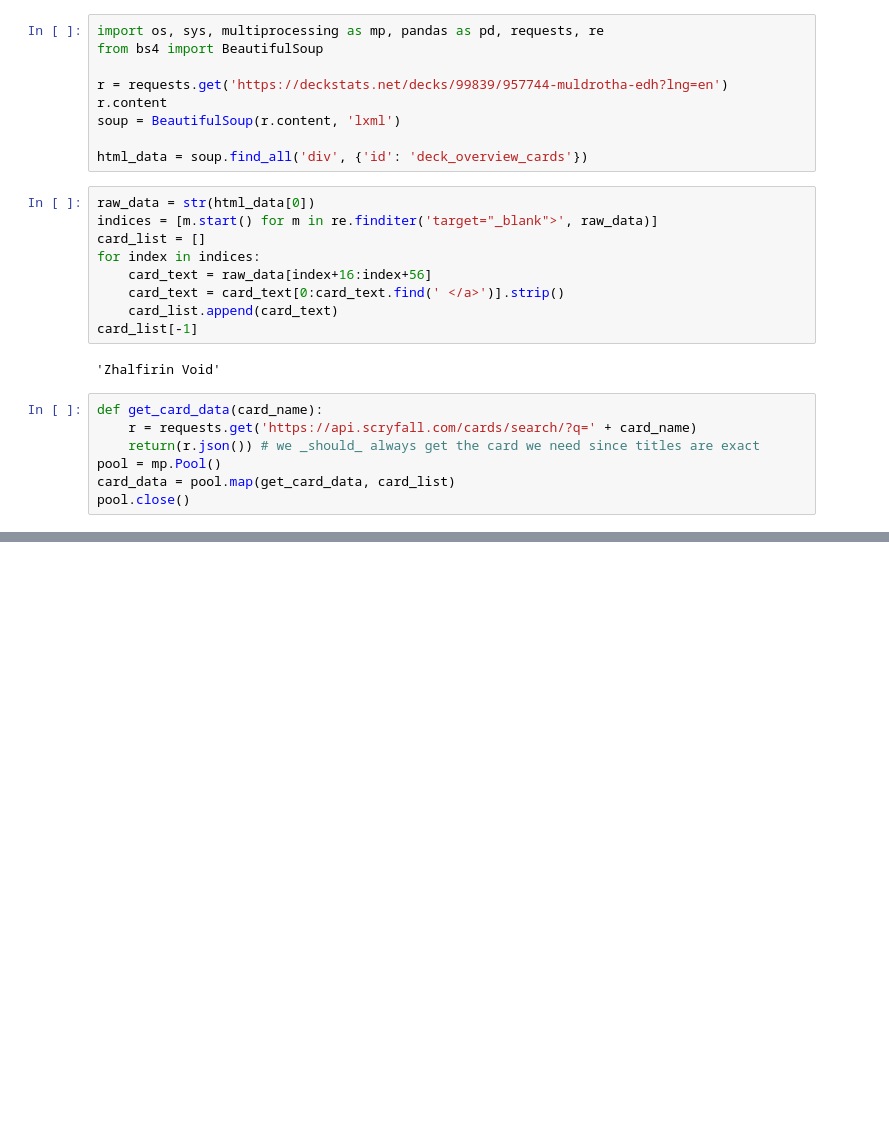
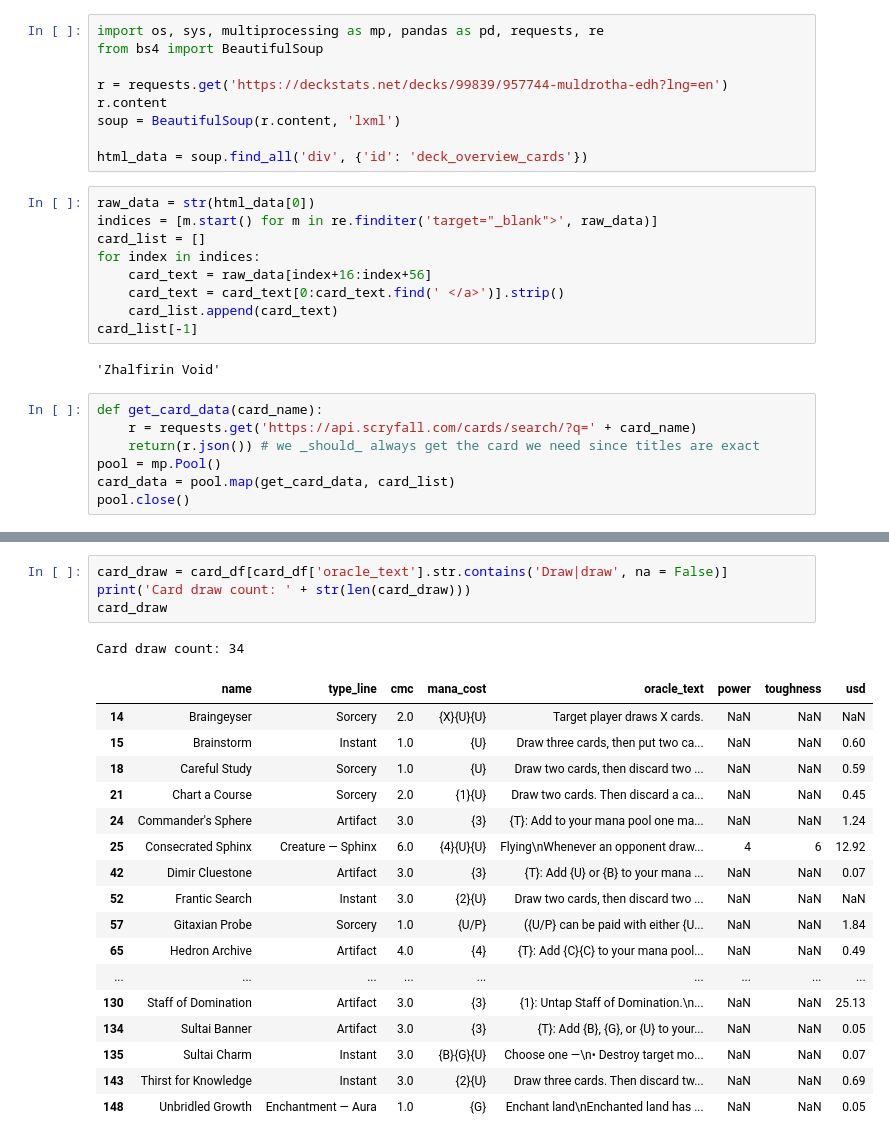
Before and after one commit to nmcginn/deck-builder, a Jupyter notebook: Muldrotha.ipynb, the cells around one changed output, grey strips where cells are left out. Cells and saved outputs as stored; diff of their text form; blank space fills up the shorter version.

```diff
--- a/Muldrotha.ipynb
+++ b/Muldrotha.ipynb
@@ -38,0 +86,23 @@ card_df.head()
+# %%
+card_draw = card_df[card_df['oracle_text'].str.contains('Draw|draw', na = False)]
+print('Card draw count: ' + str(len(card_draw)))
+card_draw
+# %% [output]
+Card draw count: 34
+|  | name | type_line | cmc | mana_cost | oracle_text | power | toughness | usd |
+| 14 | Braingeyser | Sorcery | 2.0 | {X}{U}{U} | Target player draws X cards. | NaN | NaN | NaN |
+| 15 | Brainstorm | Instant | 1.0 | {U} | Draw three cards, then put two ca... | NaN | NaN | 0.60 |
+| 18 | Careful Study | Sorcery | 1.0 | {U} | Draw two cards, then discard two ... | NaN | NaN | 0.59 |
+| 21 | Chart a Course | Sorcery | 2.0 | {1}{U} | Draw two cards. Then discard a ca... | NaN | NaN | 0.45 |
+| 24 | Commander's Sphere | Artifact | 3.0 | {3} | {T}: Add to your mana pool one ma... | NaN | NaN | 1.24 |
+| 25 | Consecrated Sphinx | Creature — Sphinx | 6.0 | {4}{U}{U} | Flying\nWhenever an opponent draw... | 4 | 6 | 12.92 |
+| 42 | Dimir Cluestone | Artifact | 3.0 | {3} | {T}: Add {U} or {B} to your mana ... | NaN | NaN | 0.07 |
+| 52 | Frantic Search | Instant | 3.0 | {2}{U} | Draw two cards, then discard two ... | NaN | NaN | NaN |
+| 57 | Gitaxian Probe | Sorcery | 1.0 | {U/P} | ({U/P} can be paid with either {U... | NaN | NaN | 1.84 |
+| 65 | Hedron Archive | Artifact | 4.0 | {4} | {T}: Add {C}{C} to your mana pool... | NaN | NaN | 0.49 |
+| ... | ... | ... | ... | ... | ... | ... | ... | ... |
+| 130 | Staff of Domination | Artifact | 3.0 | {3} | {1}: Untap Staff of Domination.\n... | NaN | NaN | 25.13 |
+| 134 | Sultai Banner | Artifact | 3.0 | {3} | {T}: Add {B}, {G}, or {U} to your... | NaN | NaN | 0.05 |
+| 135 | Sultai Charm | Instant | 3.0 | {B}{G}{U} | Choose one —\n• Destroy target mo... | NaN | NaN | 0.07 |
+| 143 | Thirst for Knowledge | Instant | 3.0 | {2}{U} | Draw three cards. Then discard tw... | NaN | NaN | 0.69 |
+| 148 | Unbridled Growth | Enchantment — Aura | 1.0 | {G} | Enchant land\nEnchanted land has ... | NaN | NaN | 0.05 |
```
Also changed, not shown: parts of 3 cells of this notebook.
